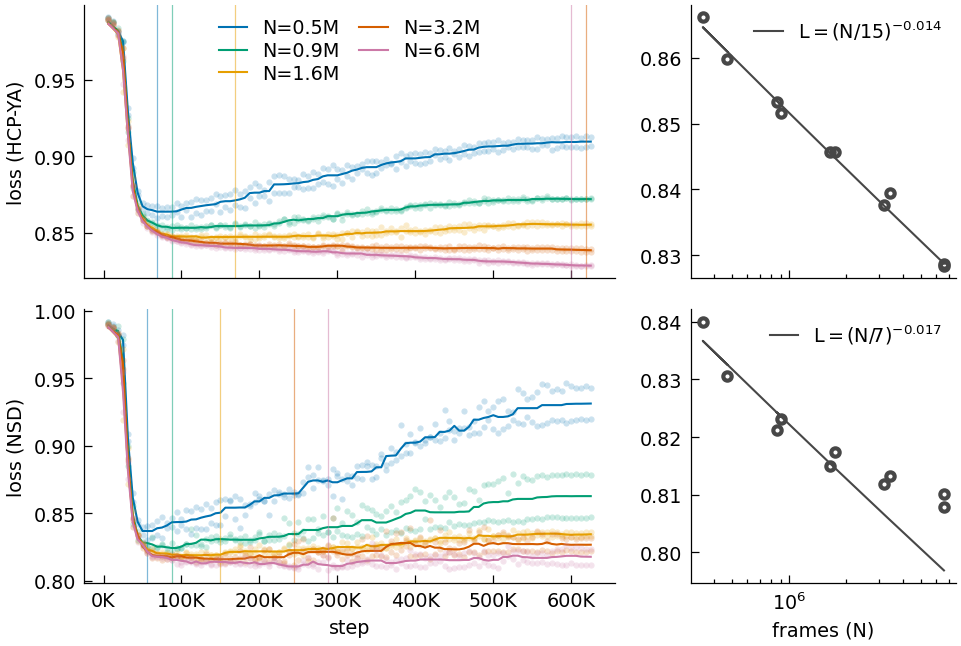
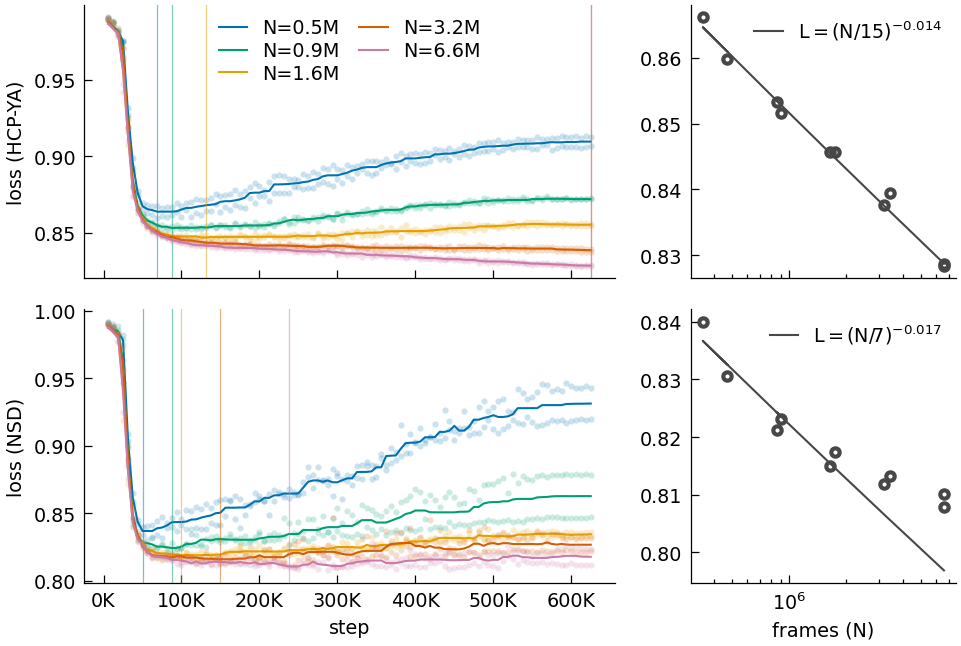
Unified diff of the notebook cell whose output changed from the first chart to the second:
--- before
+++ after
@@ -47,8 +47,6 @@
 
     # best epochs as transparent vlines
-    for t in [1]:
-        best_row = best_losses.loc[f"n{n}_{t}"]
-        ax1.axvline(x[int(best_row["hcp_epoch"])], alpha=0.5, lw=0.3, color=colors[ii])
-        ax2.axvline(x[int(best_row["nsd_epoch"])], alpha=0.5, lw=0.3, color=colors[ii])
+    ax1.axvline(x[hcp_rolling.argmin()], alpha=0.5, lw=0.3, color=colors[ii])
+    ax2.axvline(x[nsd_rolling.argmin()], alpha=0.5, lw=0.3, color=colors[ii])
 
 ax1.tick_params("x", labelbottom=False)

Commit: update model scaling plot